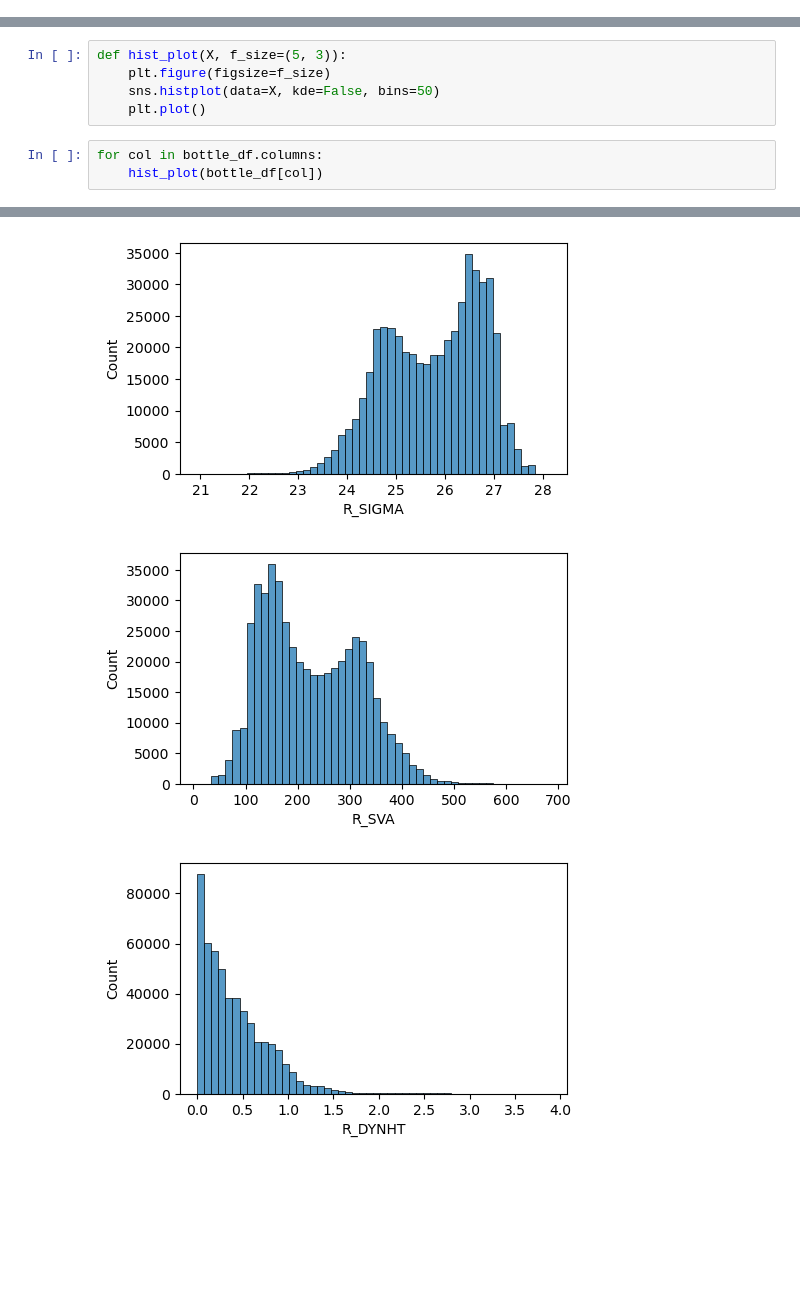
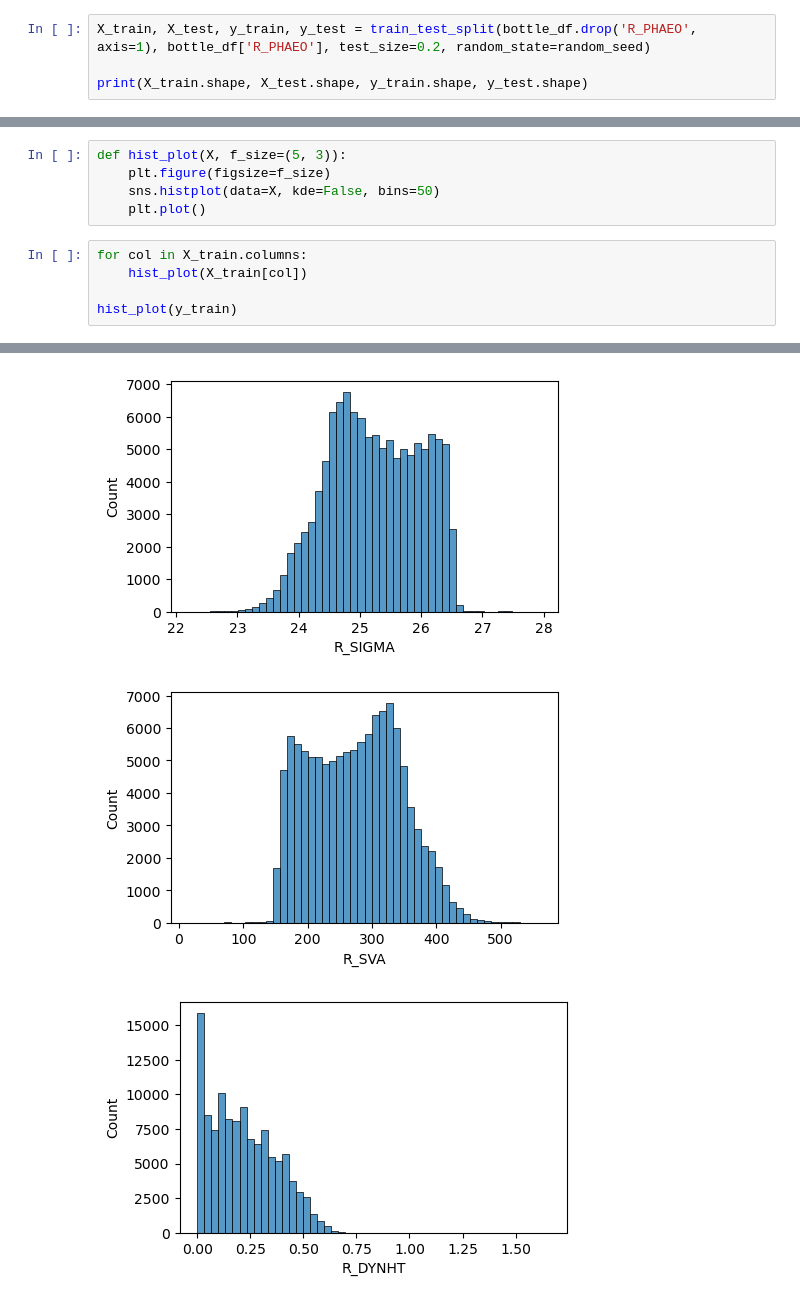
Before and after one commit to AndreiShelest/CalCOFI, a Jupyter notebook: notebooks/02.split-impute-explore.ipynb, the cells around one changed output, grey strips where cells are left out. Cells and saved outputs as stored; diff of their text form; blank space fills up the shorter version.

Commit message:
add geolocation plot + train-test split + some thoughts on what do to next

```diff
--- a/notebooks/02.split-impute-explore.ipynb
+++ b/notebooks/02.split-impute-explore.ipynb
@@ -60,0 +44,4 @@ dtype: int64
+# %%
+X_train, X_test, y_train, y_test = train_test_split(bottle_df.drop('R_PHAEO', axis=1), bottle_df['R_PHAEO'], test_size=0.2, random_state=random_seed)
+
+print(X_train.shape, X_test.shape, y_train.shape, y_test.shape)
@@ -68,6 +59,8 @@ def hist_plot(X, f_size=(5, 3)):
     sns.histplot(data=X, kde=False, bins=50)
     plt.plot()
 # %%
-for col in bottle_df.columns:
-    hist_plot(bottle_df[col])
+for col in X_train.columns:
+    hist_plot(X_train[col])
+
+hist_plot(y_train)
 # %% [output]
@@ -77,3 +70,3 @@ for col in bottle_df.columns:
-[figure, old version]
+[figure, new version]
-[figure, old version]
+[figure, new version]
-[figure, old version]
+[figure, new version]
```
Also changed, not shown: parts of 14 cells of this notebook, 1 other file.
